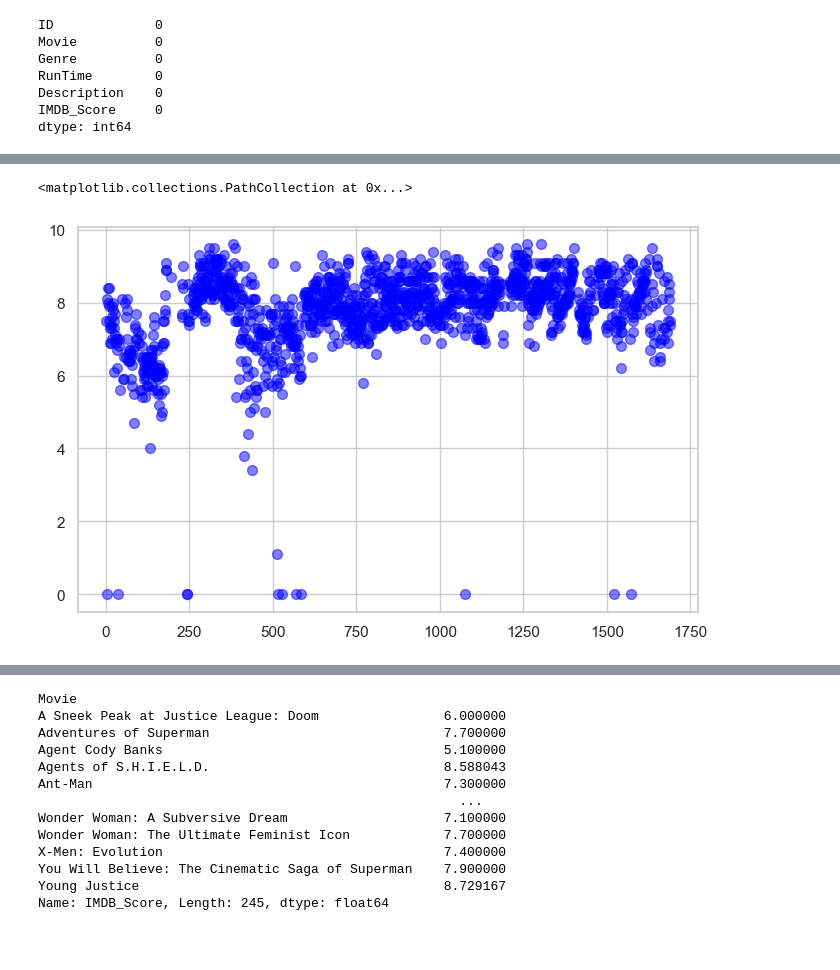
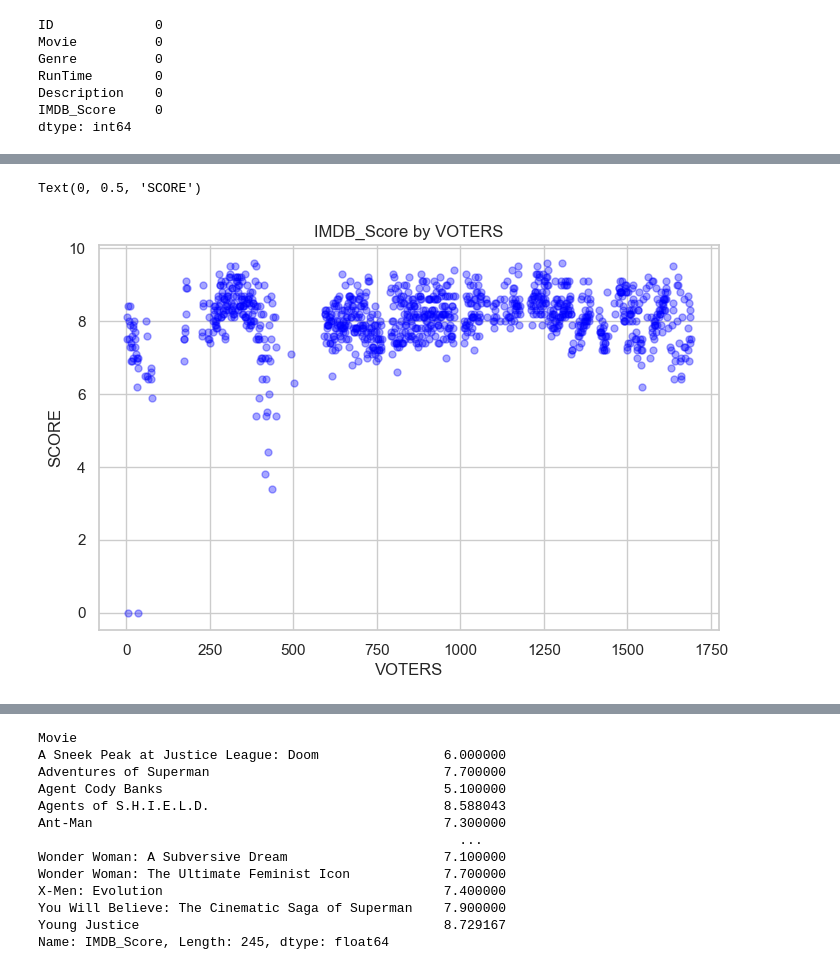
Before and after one commit to karl21-02/netflix_data_analysis, a Jupyter notebook: MarvelDc.ipynb, the cells around one changed output, grey strips where cells are left out. Cells and saved outputs as stored; diff of their text form; code cells hidden in the pictures; blank space fills up the shorter version.

```diff
--- a/MarvelDc.ipynb
+++ b/MarvelDc.ipynb
@@ -97,7 +78,10 @@ marvel = [
     'Doctor Strange', 'Ant-Man', 'Captain America: The Winter Soldier','Iron Man 3', 'Thor: The Dark World', 'Iron Man 2', 'Spider-Man 3',
     'Ant-Man and the Wasp', 'The Incredible Hulk', 'Hawkeye', 'Jessica Jones', 'Luke Cage', 'Agents of S.H.I.E.L.D.', 'The Punisher',
     'Marvel Studios: Legends', 'Marvel Studios: Assembled','Iron Man: Armored Adventures', 'Marvel One-Shot: Agent Carter',
-    'Marvel One-Shot: Item 47', 'Marvel One-Shot: The Consultant','The Invincible Iron Man', 'Wolverine', 'X-Men: Evolution'
+    'Marvel One-Shot: Item 47', 'Marvel One-Shot: The Consultant','The Invincible Iron Man', 'Wolverine', 'X-Men: Evolution',
+    'Eternals', 'Loki', 'Spider-Man: No Way Home', 'Thor: Love and Thunder', 'Shang-Chi and the Legend of the Ten Rings', 'Doctor Strange in the Multiverse of Madness', 'What If...?',
+    'Black Panther: Wakanda Forever','Guardians of the Galaxy Vol. 3','The Marvels','Moon Knight','Ms. Marvel','She-Hulk','Secret Invasion','Deadpool 3','Fantastic Four','Ironheart',
+    'Armor Wars','I Am Groot','Echo','The Guardians of the Galaxy Holiday Special'
 ]
 
 dc = [
@@ -105,7 +89,10 @@ dc = [
     'Batman Begins', 'Batman', 'Batman & Robin', 'Constantine', 'Batman Forever', 'Superman', 'Justice Society: World War II',
     'Green Lantern', 'Batman Returns', 'Superman Returns','Arrow', 'Gotham', 'Smallville', 'The Flash', 'Supergirl',
     'Young Justice', 'Teen Titans', 'Krypton', 'Justice League Unlimited','Justice League', 'Catwoman', 'Batman Beyond', 'Swamp Thing',
-    'Batman: The Animated Series', 'Superman: The Animated Series',"DC's Legends of Tomorrow", 'Black Lightning'
+    'Batman: The Animated Series', 'Superman: The Animated Series',"DC's Legends of Tomorrow", 'Black Lightning', 'The Suicide Squad','The Batman','The Sandman','Batman: The Long Halloween, Part One',
+    'Justice League Part Two','Batman: Arkham Asylum','Green Lantern Corps','Gotham City Sirens','Deadshot','Deathstroke','Zatanna',
+    'Batman: Knightfall','DC Fandome','100 Bullets','Aquaman: Battle for Atlantis','The Suicide Squad','The Batman','The Sandman','Batman: The Long Halloween, Part One',
+    'Justice League Part Two','Batman: Arkham Asylum','Green Lantern Corps','Gotham City Sirens','Deadshot','Deathstroke','Zatanna','Batman: Knightfall','DC Fandome','100 Bullets','Aquaman: Battle for Atlantis'
 ]
 company = []
 for row in df['Movie']:
@@ -117,5 +104,7 @@ for row in df['Movie']:
         company.append('-1')
 
 df['Company'] = company
-df.head()
+df = df[df['Company'] != '-1']
+
+print(df)
 # %% [output]
@@ -128,16 +262,19 @@ df.head()
 # %%
 # 영화 평점 매기기 전 데이터에서, 영화별 IMDB_Score 점수를 scatter로 표시(그룹화가 목적)
 plt.figure(figsize=(8, 5))
 plt.scatter(
     df['ID'],
     df['IMDB_Score'],
-    alpha=0.5,
+    alpha=0.35,
     color='blue',
-    s=50
+    s=25
 )
+plt.title('IMDB_Score by VOTERS')
+plt.xlabel('VOTERS')
+plt.ylabel('SCORE')
 # %% [output]
-<matplotlib.collections.PathCollection at 0x...>
+Text(0, 0.5, 'SCORE')
-[figure, old version]
+[figure, new version]
 # %%
 import seaborn as sns
 from matplotlib import poplot as plt
```
Also changed, not shown: parts of 12 cells of this notebook.
